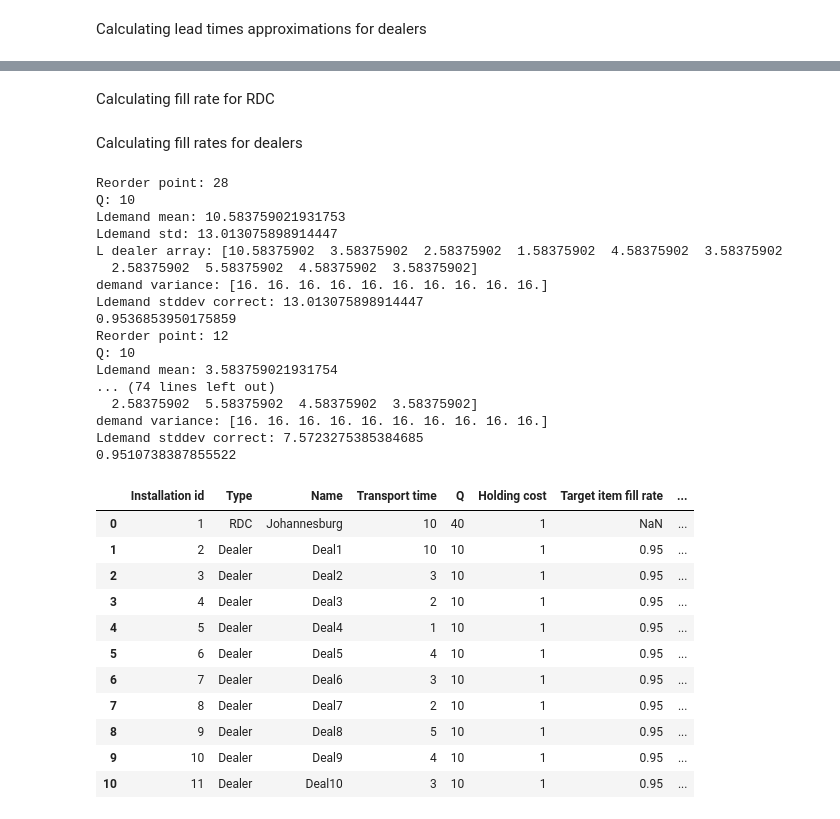
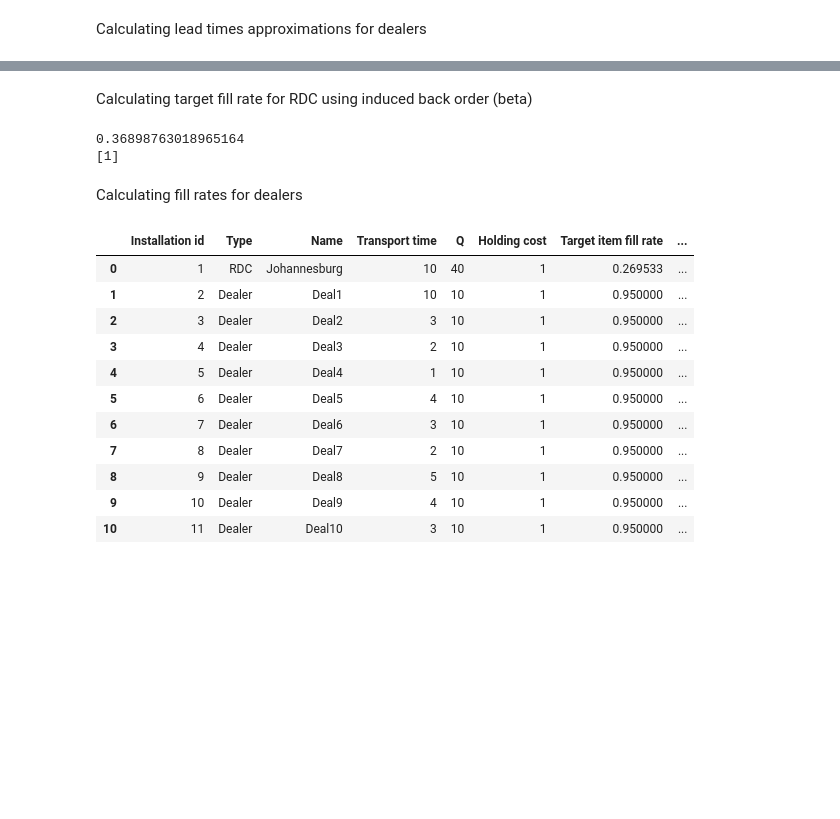
Before and after one commit to JBep/Master_thesis, a Jupyter notebook: Item_fill_rate.ipynb, the cells around one changed output, grey strips where cells are left out. Drawn from its saved outputs; the diff is of its cells as text; code cells hidden in the pictures; blank space fills up the shorter version.

Commit message:
update item fill rate

```diff
--- a/Item_fill_rate.ipynb
+++ b/Item_fill_rate.ipynb
@@ -17,7 +17,7 @@ from utils import *
 First, read indata from a specified excel file and sheet.
 # %%
 excel_path = "/Users/AlexanderLarsson/documents/VSCode/test_indata.xlsx"
-indata_sheet = "test_case_4_whNBD_Normal"
+indata_sheet = "test_case_5_whNBD_poisson"
 indataDF = pd.read_excel(excel_path,indata_sheet)
 outdataDF = indataDF.copy()
 indataDF
@@ -45,8 +45,13 @@ demand_stdev_arr = indataDF.get(indataDF["Type"] == "Dealer").get("Demand stdev"
 demand_dealer_variance_arr = demand_stdev_arr**2
 Q_subbatch_size = find_smallest_divisor(Q_dealer_arr)
 L_wh = float(indataDF.get(indataDF["Type"]=="RDC").get("Transport time"))
+h_wh = indataDF.get(indataDF["Type"] == "RDC").get("Holding cost").to_numpy()
 R_dealer_arr = indataDF.get(indataDF["Type"] == "Dealer").get("Reorder point").to_numpy()
 R_warehouse = int(indataDF.get(indataDF["Type"] == "RDC").get("Reorder point").to_numpy())
+
+for id in indataDF.get(indataDF["Type"] == "Dealer").get("Installation id"):
+    if indataDF.get(indataDF["Installation id"] == id).get("Demand type").to_numpy() == "Poisson":
+        indataDF.loc[indataDF["Installation id"] == id, "Demand stdev"] = math.sqrt(indataDF.loc[outdataDF["Installation id"]== id, "Demand mean"].to_numpy())
 # %% [markdown]
 Calculating lead time demand mean and std dev for RDC
 # %%
@@ -122,11 +120,26 @@ outdataDF
 | 9 | 10 | Dealer | Deal9 | 4 | 10 | 1 | 0.95 | ... |
 | 10 | 11 | Dealer | Deal10 | 3 | 10 | 1 | 0.95 | ... |
 # %% [markdown]
-Calculating fill rate for RDC
+Calculating target fill rate for RDC using induced back order (beta)
 # %%
-#Need fill rate calculations for gamma in service_level_computations. Gör om och förvandla induced backorder cost till target fill rate.
+h_dealer_arr = indataDF.get(indataDF["Type"] == "Dealer").get("Holding cost").to_numpy()
+fill_rate_target_arr = indataDF.get(indataDF["Type"] == "Dealer").get("Target item fill rate").to_numpy()
+p_dealer_arr = fill_rate_target_arr*h_dealer_arr/(np.ones_like(fill_rate_target_arr)-fill_rate_target_arr)
+l_dealer_arr = indataDF.get(indataDF["Type"] == "Dealer").get("Transport time").to_numpy()
 
+beta_list = []
+for h,Q,p,l,my,sigma in zip(h_dealer_arr,Q_dealer_arr,p_dealer_arr,l_dealer_arr,demand_mean_arr,demand_stdev_arr):
+    beta_list.append(induced_backorder_cost_opt(h,Q,p,l,my,sigma))
 
+beta_arr = np.array(beta_list)
+
+beta_rdc = weighting_backorder_cost(demand_mean_arr,demand_mean_warehouse,beta_arr)
+
+target_fill_rate_warehouse = beta_rdc/(beta_rdc + h_wh)
+
+outdataDF.loc[outdataDF["Type"]== "RDC", "Target item fill rate"] = target_fill_rate_warehouse
+
+#Maybe implement to see what the actual fill rate becomes at the warehouse
 #if wh_dist == "Normal":
     #outdataDF.loc[outdataDF["Type"]== "RDC", "Fill rate"] = fill_rate_normal_demand(R_warehouse, Q_warehouse, demand_mean_warehouse, demand_stdev_warehouse)
 #elif wh_dist == "Gamma":
@@ -135,58 +148,44 @@ Calculating fill rate for RDC
     #outdataDF.loc[outdataDF["Type"]== "RDC", "Fill rate"] = fill_rate_compound_poisson_demand(demand_prob_arr_negative_binomial(L_wh, demand_mean_warehouse, demand_stdev_warehouse), IL_prob_array_discrete_positive(R_warehouse, Q_warehouse, demand_prob_arr_negative_binomial(L_wh, demand_mean_warehouse, demand_stdev_warehouse)))
 
 #outdataDF
+# %% [output]
+0.36898763018965164
+[1]
 # %% [markdown]
 Calculating fill rates for dealers
 # %%
 
 fill_rate_dealer_arr = []
 
 for i in range(0, len(demand_type_arr)):
     if demand_type_arr[i] == "Normal":
         fill_rate = fill_rate_normal_demand(R_dealer_arr[i], Q_dealer_arr[i], Ldemand_dealer_mean_arr[i], Ldemand_dealer_stdev_arr[i])
         fill_rate_dealer_arr.append(fill_rate)
         print(fill_rate)
     elif demand_type_arr[i] == "Poisson":
-        demand_prob_arr = demand_prob_arr_poisson(L_dealer_arr[i], Ldemand_dealer_mean_arr[i])
+        demand_prob_arr = demand_prob_arr_poisson(L_dealer_arr[i], demand_mean_arr[i])
         IL_prob = IL_prob_array_discrete_positive(R_dealer_arr[i], Q_dealer_arr[i], demand_prob_arr)
         fill_rate_dealer_arr.append(fill_rate_poisson_demand(IL_prob))
     elif demand_type_arr[i] == "NBD":
         print(f"dealer mean arr: {Ldemand_dealer_mean_arr[i]}")
         demand_size_prob_arr = demand_size_arr_logarithmic(demand_mean_arr[i], demand_stdev_arr[i]**2)
         demand_prob_array = demand_prob_arr_negative_binomial(L_dealer_arr[i], demand_mean_arr[i], demand_stdev_arr[i]**2)
         IL_Prob = IL_prob_array_discrete_positive(R_dealer_arr[i], Q_dealer_arr[i], demand_prob_array)
         fill_rate_NBD = fill_rate_compound_poisson_demand(demand_size_prob_arr, IL_Prob)
         fill_rate_dealer_arr.append(fill_rate_NBD)
 
 outdataDF.loc[outdataDF["Type"]== "Dealer", "Fill rate"] = fill_rate_dealer_arr
 outdataDF
 # %% [output]
-Reorder point: 28
-Q: 10
-Ldemand mean: 10.583759021931753
-Ldemand std: 13.013075898914447
-L dealer array: [10.58375902  3.58375902  2.58375902  1.58375902  4.58375902  3.58375902
-  2.58375902  5.58375902  4.58375902  3.58375902]
-demand variance: [16. 16. 16. 16. 16. 16. 16. 16. 16. 16.]
-Ldemand stddev correct: 13.013075898914447
-0.9536853950175859
-Reorder point: 12
-Q: 10
-Ldemand mean: 3.583759021931754
-... (74 lines left out)
-  2.58375902  5.58375902  4.58375902  3.58375902]
-demand variance: [16. 16. 16. 16. 16. 16. 16. 16. 16. 16.]
-Ldemand stddev correct: 7.5723275385384685
-0.9510738387855522
 |  | Installation id | Type | Name | Transport time | Q | Holding cost | Target item fill rate | ... |
-| 0 | 1 | RDC | Johannesburg | 10 | 40 | 1 | NaN | ... |
-| 1 | 2 | Dealer | Deal1 | 10 | 10 | 1 | 0.95 | ... |
-| 2 | 3 | Dealer | Deal2 | 3 | 10 | 1 | 0.95 | ... |
-| 3 | 4 | Dealer | Deal3 | 2 | 10 | 1 | 0.95 | ... |
-| 4 | 5 | Dealer | Deal4 | 1 | 10 | 1 | 0.95 | ... |
-| 5 | 6 | Dealer | Deal5 | 4 | 10 | 1 | 0.95 | ... |
-| 6 | 7 | Dealer | Deal6 | 3 | 10 | 1 | 0.95 | ... |
-| 7 | 8 | Dealer | Deal7 | 2 | 10 | 1 | 0.95 | ... |
-| 8 | 9 | Dealer | Deal8 | 5 | 10 | 1 | 0.95 | ... |
-| 9 | 10 | Dealer | Deal9 | 4 | 10 | 1 | 0.95 | ... |
-| 10 | 11 | Dealer | Deal10 | 3 | 10 | 1 | 0.95 | ... |
+| 0 | 1 | RDC | Johannesburg | 10 | 40 | 1 | 0.269533 | ... |
+| 1 | 2 | Dealer | Deal1 | 10 | 10 | 1 | 0.950000 | ... |
+| 2 | 3 | Dealer | Deal2 | 3 | 10 | 1 | 0.950000 | ... |
+| 3 | 4 | Dealer | Deal3 | 2 | 10 | 1 | 0.950000 | ... |
+| 4 | 5 | Dealer | Deal4 | 1 | 10 | 1 | 0.950000 | ... |
+| 5 | 6 | Dealer | Deal5 | 4 | 10 | 1 | 0.950000 | ... |
+| 6 | 7 | Dealer | Deal6 | 3 | 10 | 1 | 0.950000 | ... |
+| 7 | 8 | Dealer | Deal7 | 2 | 10 | 1 | 0.950000 | ... |
+| 8 | 9 | Dealer | Deal8 | 5 | 10 | 1 | 0.950000 | ... |
+| 9 | 10 | Dealer | Deal9 | 4 | 10 | 1 | 0.950000 | ... |
+| 10 | 11 | Dealer | Deal10 | 3 | 10 | 1 | 0.950000 | ... |
```
Also changed, not shown: parts of 2 cells of this notebook.
